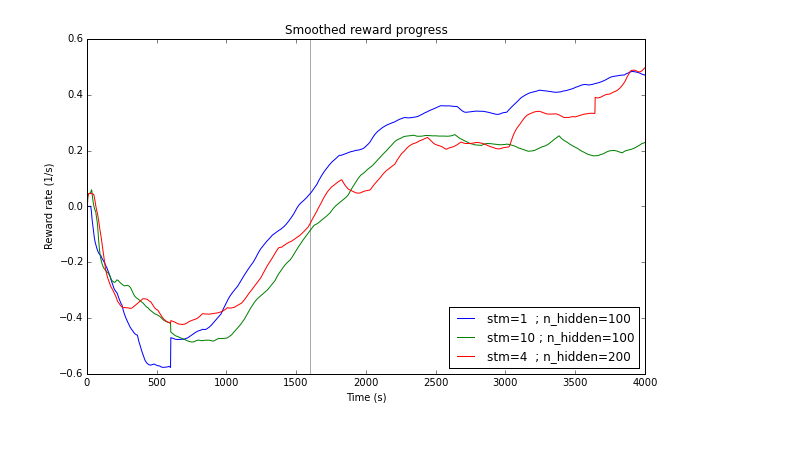
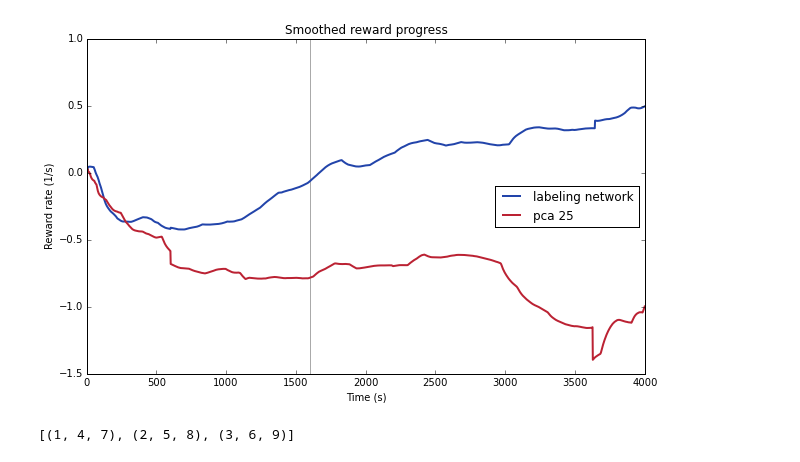
Before and after one commit to uberman4740/factory-robot-simulator, a Jupyter notebook: q-learning/Q-Progress-Evaluations.ipynb, the cells around one changed output. Cells and saved outputs as stored; diff of their text form; code cells hidden in the pictures.

```diff
--- a/q-learning/Q-Progress-Evaluations.ipynb
+++ b/q-learning/Q-Progress-Evaluations.ipynb
@@ -10,15 +10,17 @@ file_path = '../factory-robot-unityproject/progress-logs/'
 #     'progress_2015-09-28-03',
 # ]
 filenames = [
-    'progress_B_2015-09-28-01',
-    'progress_B_2015-09-28-02',
+#     'progress_B_2015-09-28-01',
+#     'progress_B_2015-09-28-02',
     'progress_B_2015-09-28-03',
+    'progress_2015-10-04-02--pca25'
 ]
 
 file_labels = [
-    'stm=1  ; n_hidden=100',
-    'stm=10 ; n_hidden=100',
-    'stm=4  ; n_hidden=200',
+#     'stm=1  ; n_hidden=100',
+#     'stm=10 ; n_hidden=100',
+    'labeling network',
+    'pca 25'
 ]
 
 assert len(filenames) == len(file_labels)
@@ -56,18 +58,25 @@ def smooth(a, smoothn=10):
 # %%
 fig = plt.figure(figsize=(10, 6))
 ax = fig.add_subplot(111)
 
 ax.set_xlim(0, 4000)
 ax.set_title('Smoothed reward progress')
 ax.set_ylabel('Reward rate (1/s)')
 ax.set_xlabel('Time (s)')
 ax.axvline(x=1600, color='#aaaaaa')
-for d, file_label in zip(data, file_labels):
-    ax.plot(d[:, 0], smooth(d[:, 1], smoothn=300), label=file_label)
+colors = ['#2244aa', '#bb2233', '#88aa00', '#443300']
+for d, file_label, color in zip(data, file_labels, colors):
+    ax.plot(d[:, 0], smooth(d[:, 1], smoothn=300), label=file_label,
+           linewidth=2,
+           color=color)
 
 
-ax.legend(loc=4)
+ax.legend(loc=5)
 fig.savefig('../plots/smoothed-reward-progress.png')
 plt.show()
 # %% [output]
-[figure, old version]
+[figure, new version]
+# %%
+zip([1, 2, 3], [4, 5, 6], [7, 8, 9])
+# %% [output]
+[(1, 4, 7), (2, 5, 8), (3, 6, 9)]
```
Also changed, not shown: 6 other files.
